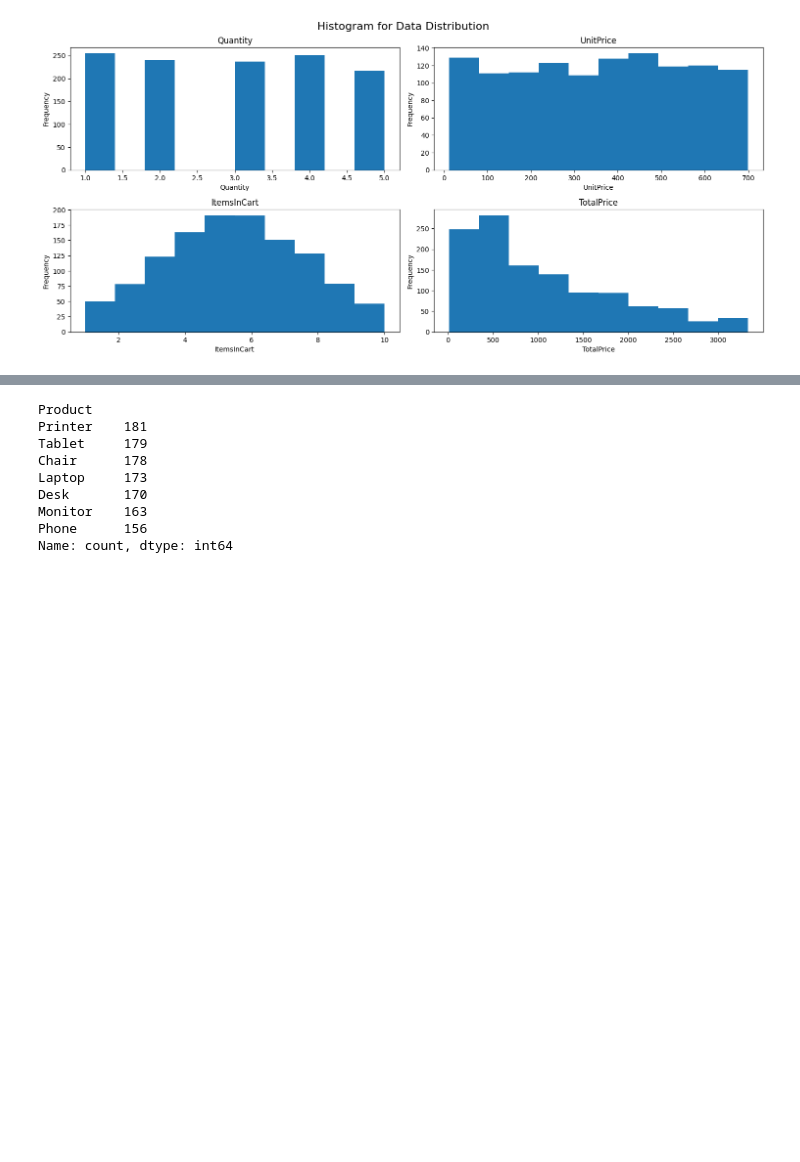
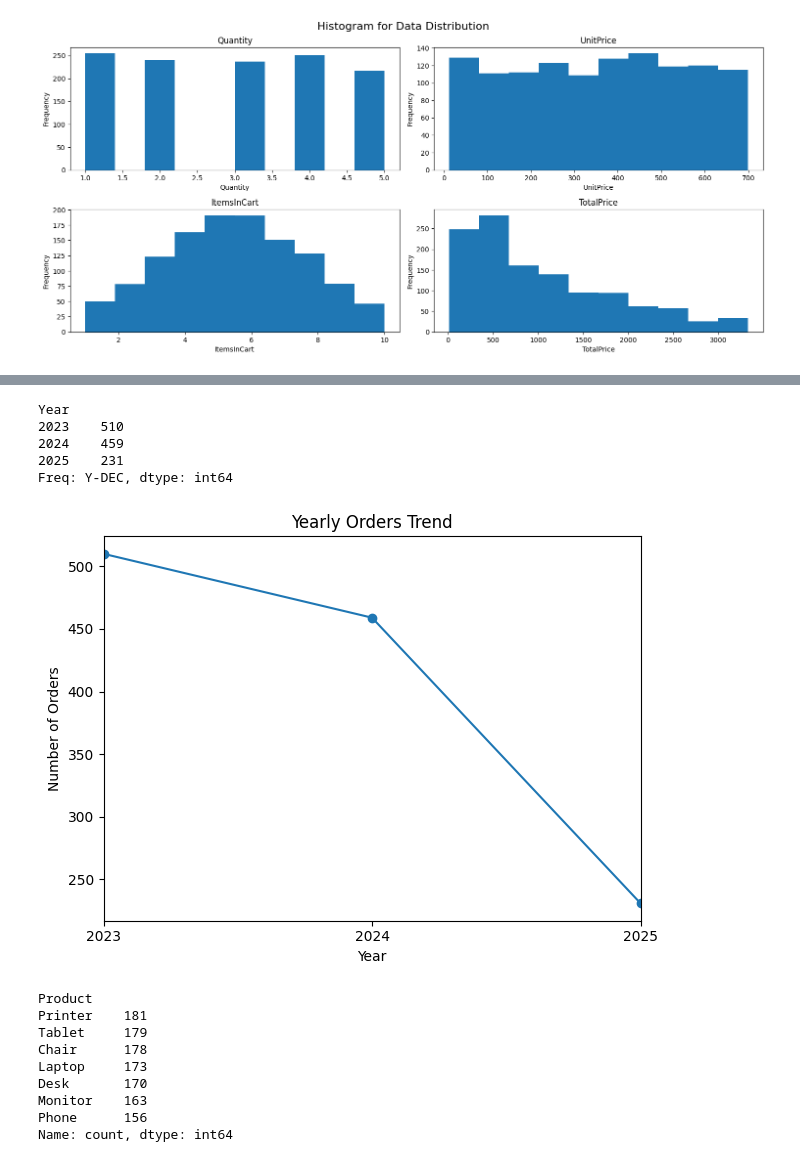
Before and after one commit to avisekbose/DecodeLabs-Internship, a Jupyter notebook: DA_Project 1.ipynb, the cells around one changed output, grey strips where cells are left out. Cells and saved outputs as stored; diff of their text form; code cells hidden in the pictures; blank space fills up the shorter version.

```diff
--- a/DA_Project 1.ipynb
+++ b/DA_Project 1.ipynb
@@ -303,3 +279,23 @@ plt.show()
+# %%
+df.groupby(df['Year']).size()
+# %% [output]
+Year
+2023    510
+2024    459
+2025    231
+Freq: Y-DEC, dtype: int64
+# %%
+YearlyOrders = df.groupby(df['Year']).size()
+
+plt.figure()
+YearlyOrders.plot(marker='o')
+plt.title("Yearly Orders Trend")
+plt.xlabel("Year")
+plt.ylabel("Number of Orders")
+plt.tight_layout()
+plt.show()
+# %% [output]
+[figure, added]
 # %%
 # Product Analysis
 
```
Also changed, not shown: parts of 8 cells of this notebook.
